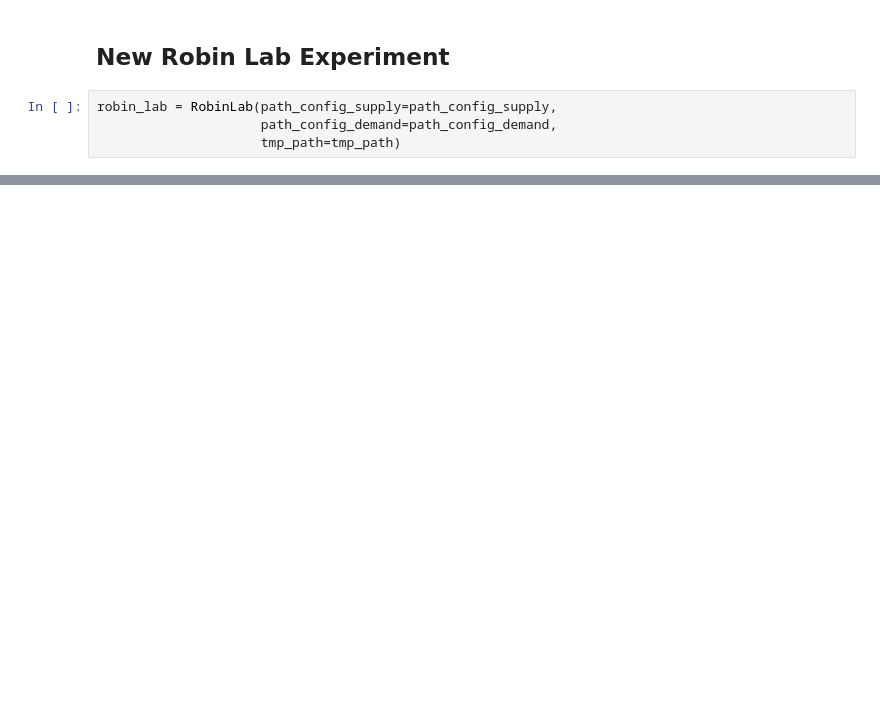
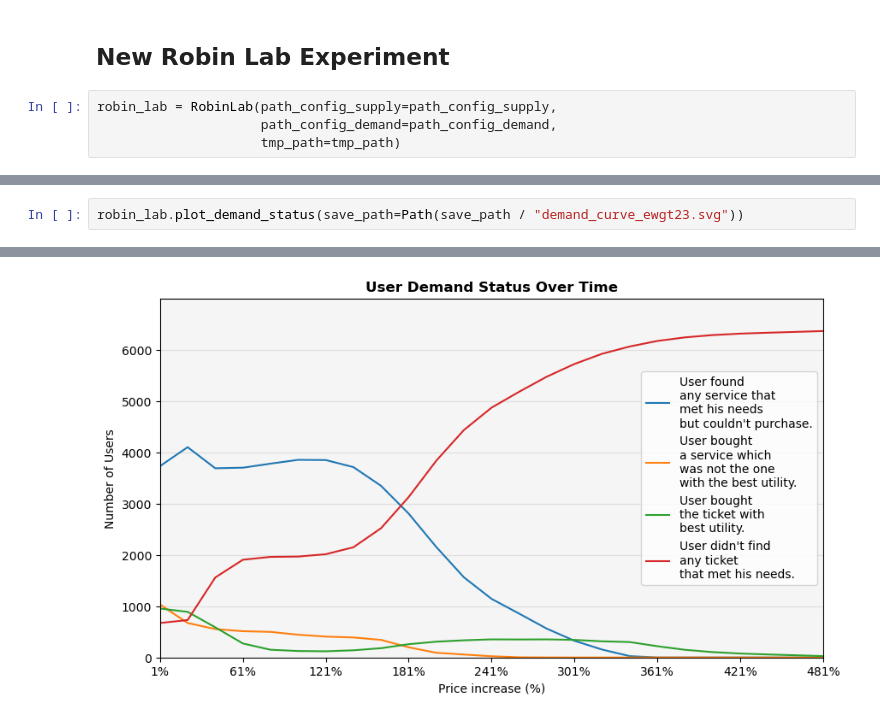
Before and after one commit to JoseAngelMartinB/robin, a Jupyter notebook: notebooks/11.0-robin_labs.ipynb, the cells around one changed output, grey strips where cells are left out. Saved outputs shown, nothing was run; the diff lists cells and outputs as text; blank space fills up the shorter version.

```diff
--- a/notebooks/11.0-robin_labs.ipynb
+++ b/notebooks/11.0-robin_labs.ipynb
@@ -247,0 +189,3 @@ print(demand_status)
+# %%
+robin_lab.plot_demand_status(save_path=Path(save_path / "demand_curve_ewgt23.svg"))
+# %% [output]
@@ -247,0 +193 @@ print(demand_status)
+[figure, added]
```
Also changed, not shown: parts of 13 cells of this notebook.
